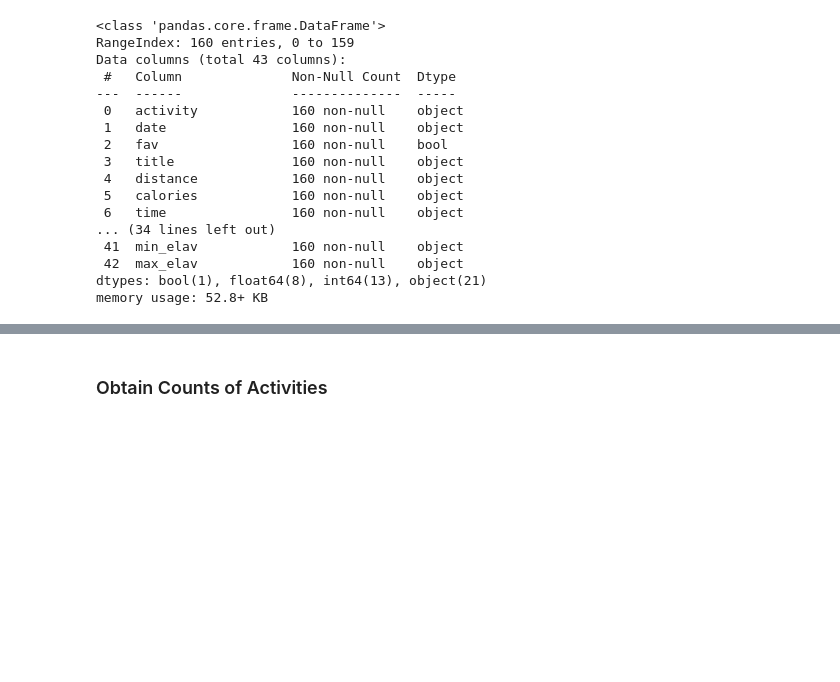
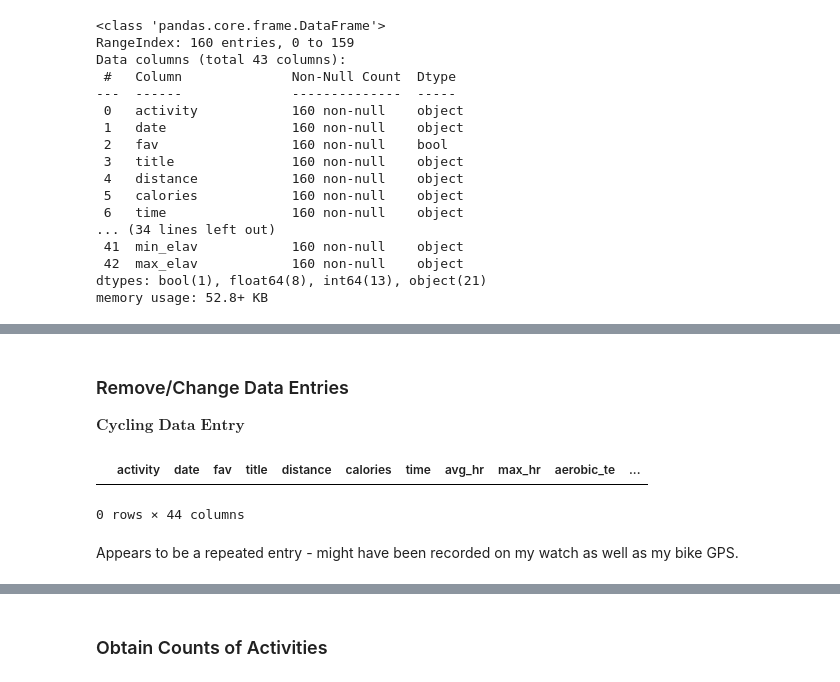
Before and after one commit to Caturrell/garmin-wrapped2022, a Jupyter notebook: Data Exploration.ipynb, the cells around one changed output, grey strips where cells are left out. Saved outputs shown, nothing was run; the diff lists cells and outputs as text; code cells hidden in the pictures; blank space fills up the shorter version.

```diff
--- a/Data Exploration.ipynb
+++ b/Data Exploration.ipynb
@@ -117,0 +162,12 @@ garmin22.head()
+# %% [markdown]
+### Remove/Change Data Entries
+
+$\textbf{Cycling Data Entry}$
+# %%
+cycling = garmin22[garmin22['activity'] == 'Cycling']
+cycling
+# %% [output]
+|  | activity | date | fav | title | distance | calories | time | avg_hr | max_hr | aerobic_te | ... |
+0 rows × 44 columns
+# %% [markdown]
+Appears to be a repeated entry - might have been recorded on my watch as well as my bike GPS.
```
Also changed, not shown: parts of 25 cells of this notebook, 1 other file.
